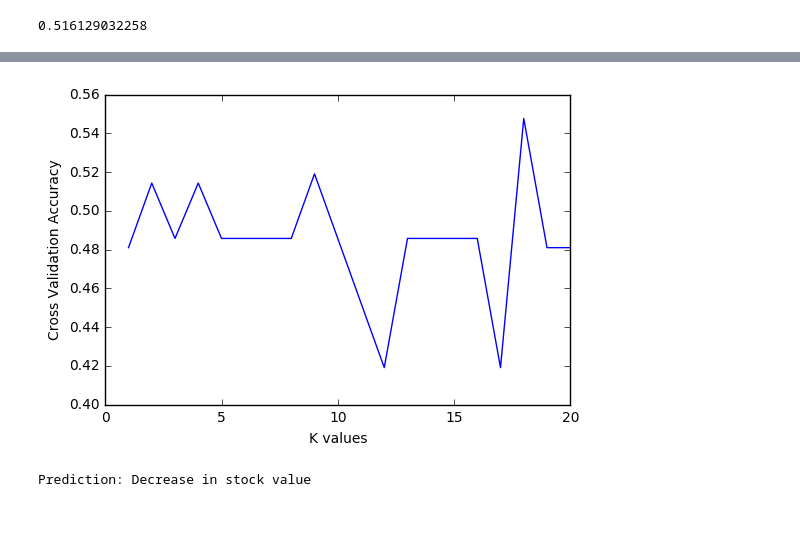
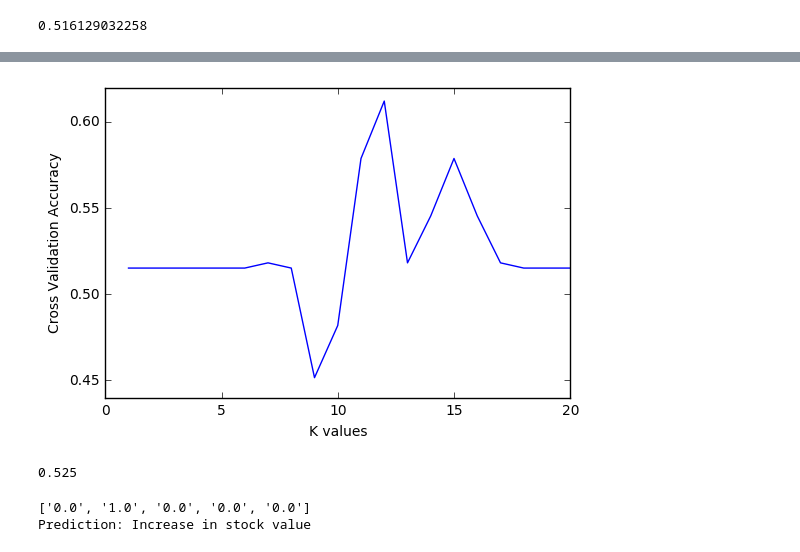
Before and after one commit to GlobusTroy/SentiMiner, a Jupyter notebook: MLModel.py.ipynb, the cells around one changed output, grey strips where cells are left out. Drawn from its saved outputs; the diff is of its cells as text; code cells hidden in the pictures; blank space fills up the shorter version.

```diff
--- a/MLModel.py.ipynb
+++ b/MLModel.py.ipynb
@@ -99,39 +99,43 @@ plt.show()
 # %%
 #Using cross validation and k fold to get accuracy values from k values 1 through 20
 cross_val_accuracy = []
 for i in xrange(1,21):
     knn = neighbors.KNeighborsClassifier(n_neighbors=i)
-    scores = cross_val_score(knn, X, y, cv=5, scoring = 'accuracy')
+    scores = cross_val_score(knn, X, y, cv=3, scoring = 'accuracy')
     cross_val_accuracy.append(scores.mean())
 plt.plot(ks, cross_val_accuracy)
 plt.xlabel("K values")
 plt.ylabel("Cross Validation Accuracy")
 plt.show()
+print np.array(cross_val_accuracy).mean()
 # %% [output]
-[figure, old version]
+[figure, new version]
+0.525
 # %%
 #Ensemble learning using k folds. In our case, we have 5 folds so 5 training sets that are fit to the model.
 #We append each prediction to the prediction array and come to a conclusion based on the most common prediction
 from sklearn.model_selection import KFold
 kf = KFold(n_splits=5)
-test_sentiment = -3
+test_sentiment = 2
 predictions = []
 for train_index, test_index in kf.split(X):
     X_train = X[train_index]
     y_train = y[train_index]
-    knn = neighbors.KNeighborsClassifier(n_neighbors=18)
+    knn = neighbors.KNeighborsClassifier(n_neighbors=15)
     knn.fit(X_train,y_train)
     predictions.append(np.array(knn.predict(test_sentiment))[0])
 ones = 0
 zeros = 0
 for i in xrange(0,len(predictions)):
-    if predictions[i] == 0:
+    if predictions[i] == '0.0':
         zeros+=1
-    if predictions[i] == 1:
+    if predictions[i] == '1.0':
         ones+=1
+print predictions
 if ones>zeros:
+    print "Prediction: Decrease in stock value"
+else:
     print "Prediction: Increase in stock value"
-else:
-    print "Prediction: Decrease in stock value"
 # %% [output]
-Prediction: Decrease in stock value
+['0.0', '1.0', '0.0', '0.0', '0.0']
+Prediction: Increase in stock value
```
Also changed, not shown: parts of 1 cell of this notebook.
